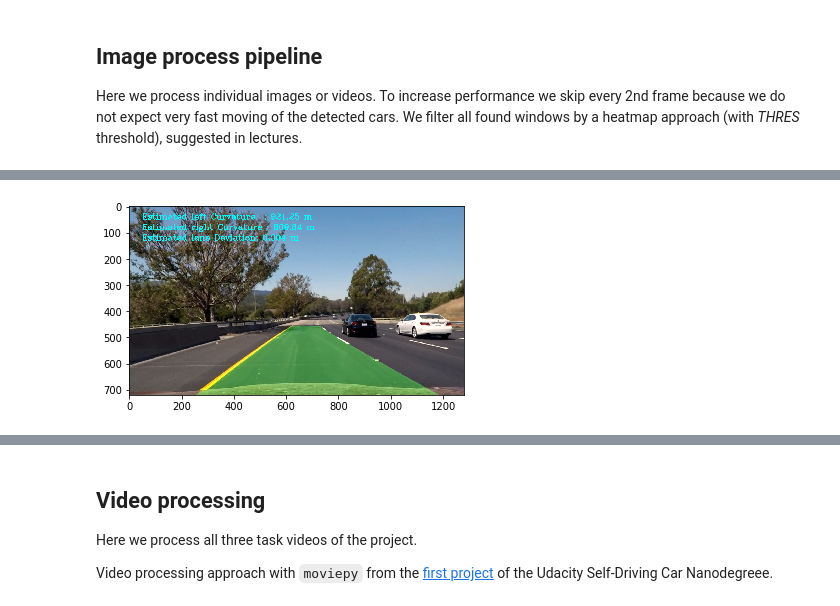
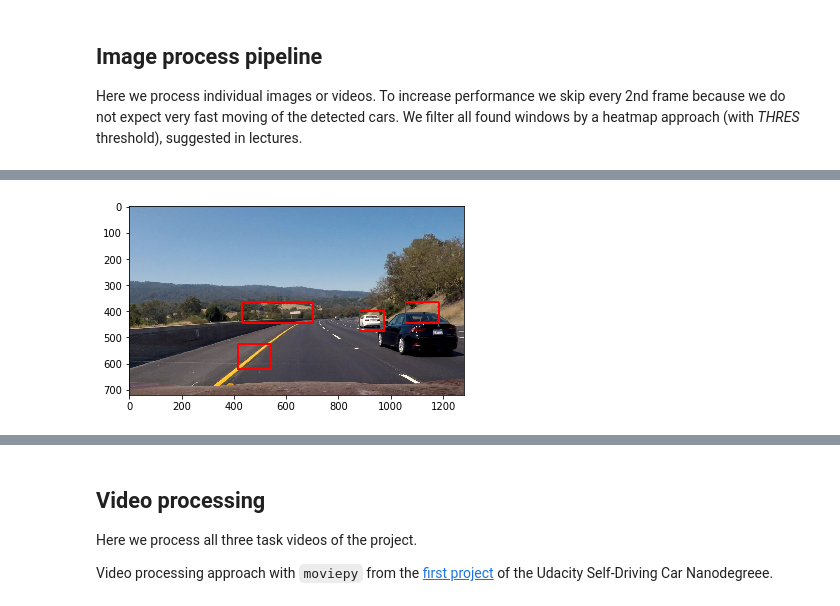
Before and after one commit to wuqianliang/ND013, a Jupyter notebook: Vehicle Detection and Tracking/Vehicle_Detection_and_Tracking.ipynb, the cells around one changed output, grey strips where cells are left out. Cells and saved outputs as stored; diff of their text form; code cells hidden in the pictures.

```diff
--- a/Vehicle Detection and Tracking/Vehicle_Detection_and_Tracking.ipynb
+++ b/Vehicle Detection and Tracking/Vehicle_Detection_and_Tracking.ipynb
@@ -526,12 +550,23 @@ show_img(window_img)
 ### Hog Sub-sampling Window Search
 Define a function to generate windows with cars in it by a specific scale. So, we run this same function multiple times for different scale values to generate multiple-scaled search windows.
 # %%
+color_space = 'LUV' # Can be RGB, HSV, LUV, HLS, YUV, YCrCb
+orient = 8  # HOG orientations
+pix_per_cell = 8 # HOG pixels per cell
+cell_per_block = 2 # HOG cells per block
+hog_channel = 0 # Can be 0, 1, 2, or "ALL"
+spatial_size = (16, 16) # Spatial binning dimensions
+hist_bins = 32    # Number of histogram bins
+spatial_feat = True # Spatial features on or off
+hist_feat = True # Histogram features on or off
+hog_feat = True # HOG features on or off
+
 def convert_color(img):
     return cv2.cvtColor(img, cv2.COLOR_RGB2LUV)
 
 
 def find_cars(img, ystart, ystop, xstart, xstop, scale, step,
-              svc, X_scaler, orient, pix_per_cell, cell_per_block, spatial_size, hist_bins,):
+              svc, X_scaler, orient=8, pix_per_cell=8, cell_per_block=2, spatial_size=(16, 16), hist_bins=32,_window=64):
     boxes = []
     draw_img = np.zeros_like(img)
     img_tosearch = img[ystart:ystop,xstart:xstop,:]
@@ -539,6 +574,7 @@ def find_cars(img, ystart, ystop, xstart, xstop, scale, step,
     if scale != 1:
         imshape = ctrans_tosearch.shape
         ctrans_tosearch = cv2.resize(ctrans_tosearch, (np.int(imshape[1]/scale), np.int(imshape[0]/scale)))
+
     ch1 = ctrans_tosearch[:,:,0]
     ch2 = ctrans_tosearch[:,:,1]
     ch3 = ctrans_tosearch[:,:,2]
@@ -546,9 +582,11 @@ def find_cars(img, ystart, ystop, xstart, xstop, scale, step,
     nxblocks = (ch1.shape[1] // pix_per_cell)-1
     nyblocks = (ch1.shape[0] // pix_per_cell)-1
     nfeat_per_block = orient*cell_per_block**2
+    print('nfeat_per_block:',nfeat_per_block)
     # 64 was the orginal sampling rate, with 8 cells and 8 pix per cell
-    window = 64
+    window = _window
     nblocks_per_window = (window // pix_per_cell) -1
+    print('nblocks_per_window:',nblocks_per_window)
     # Instead of overlap, define how many cells to step
     cells_per_step = step
     nxsteps = (nxblocks - nblocks_per_window) // cells_per_step
@@ -628,33 +656,50 @@ def draw_labeled_bboxes(img, labels):
     return img
 
 def image_process_pipeline(image):
-        img = np.copy(image)
-        heat = np.zeros_like(img[:,:,0]).astype(np.float)
-        boxes = []
 
-        boxes = find_cars(img, 400, 650, 880, 1280, 2.0, 2, svc, X_scaler, orient, pix_per_cell, cell_per_block, spatial_size, hist_bins)
-        boxes += find_cars(img, 400, 500, 400, 1280, 1.5, 2, svc, X_scaler, orient, pix_per_cell, cell_per_block, spatial_size, hist_bins)
-        # For fa cars
- #       boxes += find_cars(img, 400, 550, 400, 1280, 1.5, 2, svc, X_scaler, orient, pix_per_cell, cell_per_block, spatial_size, hist_bins)
-        boxes += find_cars(img, 400, 650, 0, 400, 2.0, 2, svc, X_scaler, orient, pix_per_cell, cell_per_block, spatial_size, hist_bins)
-        boxes += find_cars(img, 400, 500, 0, 400, 1.5, 2, svc, X_scaler, orient, pix_per_cell, cell_per_block, spatial_size, hist_bins)
-        boxes += find_cars(img, 400, 460, 400, 880, 0.75, 3, svc, X_scaler, orient, pix_per_cell, cell_per_block, spatial_size, hist_bins)
+    img = np.copy(image)
+    heat = np.zeros_like(img[:,:,0]).astype(np.float)
+    boxes = []
 
-        # Add heat to each box in box list
-        heat = add_heat(heat,boxes)
+    '''
+    if True:
+        # Use sliding windows in ROI area
+        windows = slide_window(image, x_start_stop=[880, None], y_start_stop=[400, None],
+                    xy_window=(128, 128), xy_overlap=(0.75, 0.75))
+        windows += slide_window(image, x_start_stop=[0, 400], y_start_stop=[400, None],
+                    xy_window=(128, 128), xy_overlap=(0.75, 0.75))
 
-        # Apply threshold to help remove false positives
-        heat = apply_threshold(heat,1)
+        windows += slide_window(img, x_start_stop=[400, 1280], y_start_stop=[350, 600],
+                    xy_window=(64, 64), xy_overlap=(0.75, 0.75))
+        boxes += (search_windows(img, windows, svc, X_scaler, color_space=color_space,
+                        spatial_size=spatial_size, hist_bins=hist_bins,
+                        orient=orient, pix_per_cell=pix_per_cell,
+                        cell_per_block=cell_per_block,
+                        hog_channel=hog_channel, spatial_feat=spatial_feat,
+                        hist_feat=hist_feat, hog_feat=hog_feat))
+    '''
+    if True:
+        boxes = find_cars(img, 400, 650, 880, 1280, 2, 2, svc, X_scaler, orient, pix_per_cell, cell_per_block, spatial_size, hist_bins)
+        boxes += find_cars(img, 400, 650, 0, 400, 2, 2, svc, X_scaler, orient, pix_per_cell, cell_per_block, spatial_size, hist_bins)
+        # For far cars
+        boxes += find_cars(img, 350, 650, 400, 1280, 1, 2, svc, X_scaler, orient, pix_per_cell, cell_per_block, spatial_size, hist_bins)
 
-        # Visualize the heatmap when displaying
-        heatmap = np.clip(heat, 0, 255)
+    # Add heat to each box in box list
+    heat = add_heat(heat,boxes)
 
-        # Find final boxes from heatmap using label function
-        labels = label(heatmap)
-        draw_img = draw_labeled_bboxes(np.copy(image), labels)
-        return draw_img
-im=line.image_process_pipeline(image)
-show_img(im)
+    # Apply threshold to help remove false positives
+    heat = apply_threshold(heat,1)
+
+    # Visualize the heatmap when displaying
+    heatmap = np.clip(heat, 0, 255)
+
+    # Find final boxes from heatmap using label function
+    labels = label(heatmap)
+    draw_img = draw_labeled_bboxes(np.copy(image), labels)
+    return draw_img
+
+t=time.time() # Start time
 d_image = image_process_pipeline(image)
+print('Time of process test images: ',round(time.time()-t, 2),' seconds.')
 show_img(d_image)
 # %% [output]
@@ -661 +713 @@ show_img(d_image)
-[figure, old version]
+[figure, new version]
```
Also changed, not shown: parts of 10 cells of this notebook.
